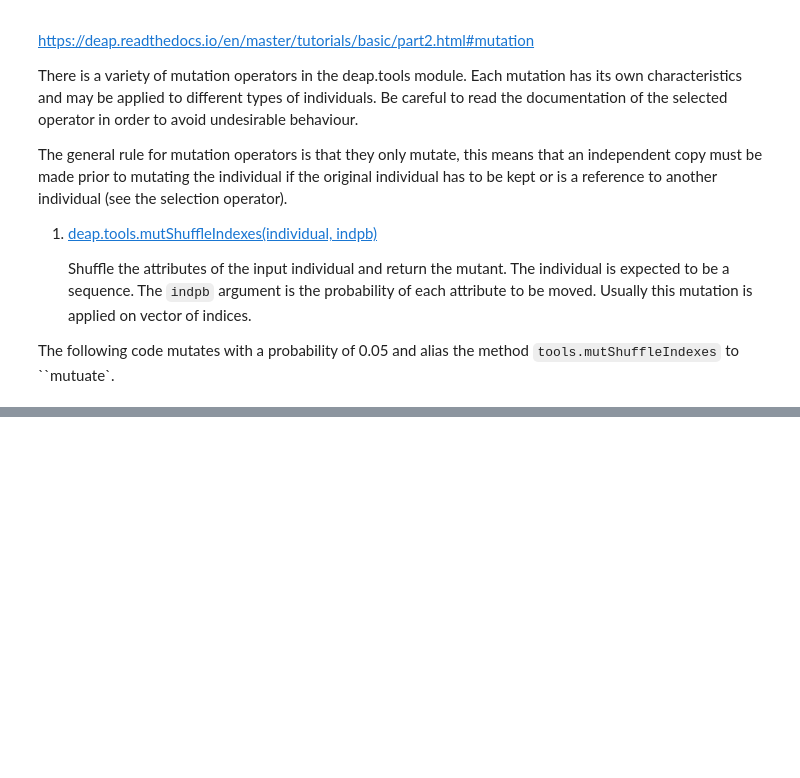
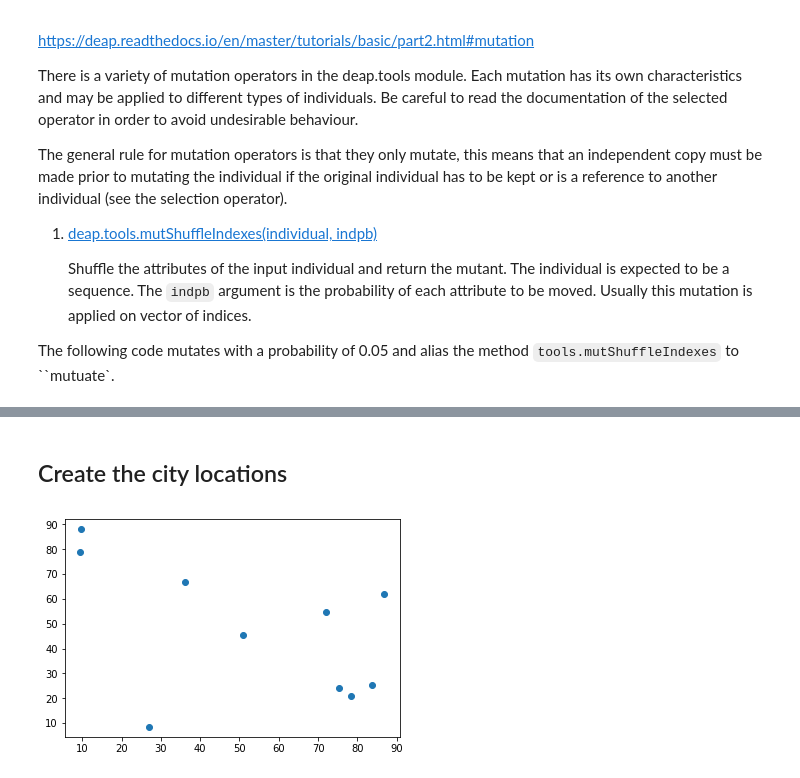
Before and after one commit to NelisW/NeuralNetworks-DeepLearning-Notes, a Jupyter notebook: GAGP/DEAP/code/02-travelling-salesman.ipynb, the cells around one changed output, grey strips where cells are left out. Drawn from its saved outputs; the diff is of its cells as text; code cells hidden in the pictures; blank space fills up the shorter version.

```diff
--- a/GAGP/DEAP/code/02-travelling-salesman.ipynb
+++ b/GAGP/DEAP/code/02-travelling-salesman.ipynb
@@ -190,0 +254,11 @@ The order of travel is the chromosome, this is important that the indices must b
+# %% [markdown]
+## Create the city locations
+# %%
+# create the cities and plot the initial order
+random.seed(169)
+x = np.random.rand(numCities) * 100
+y = np.random.rand(numCities) * 100
+plt.plot(x,y,ls='',marker='o')
+plt.show()
+# %% [output]
+[figure, added]
```
Also changed, not shown: parts of 20 cells of this notebook, 1 other file.
